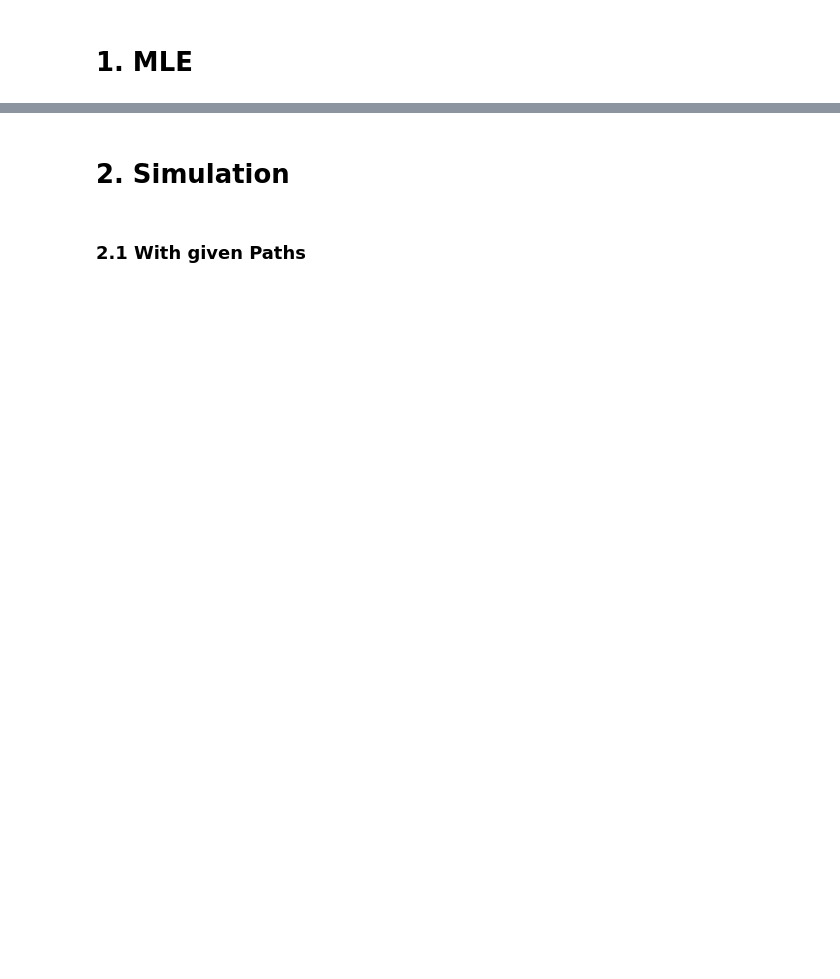
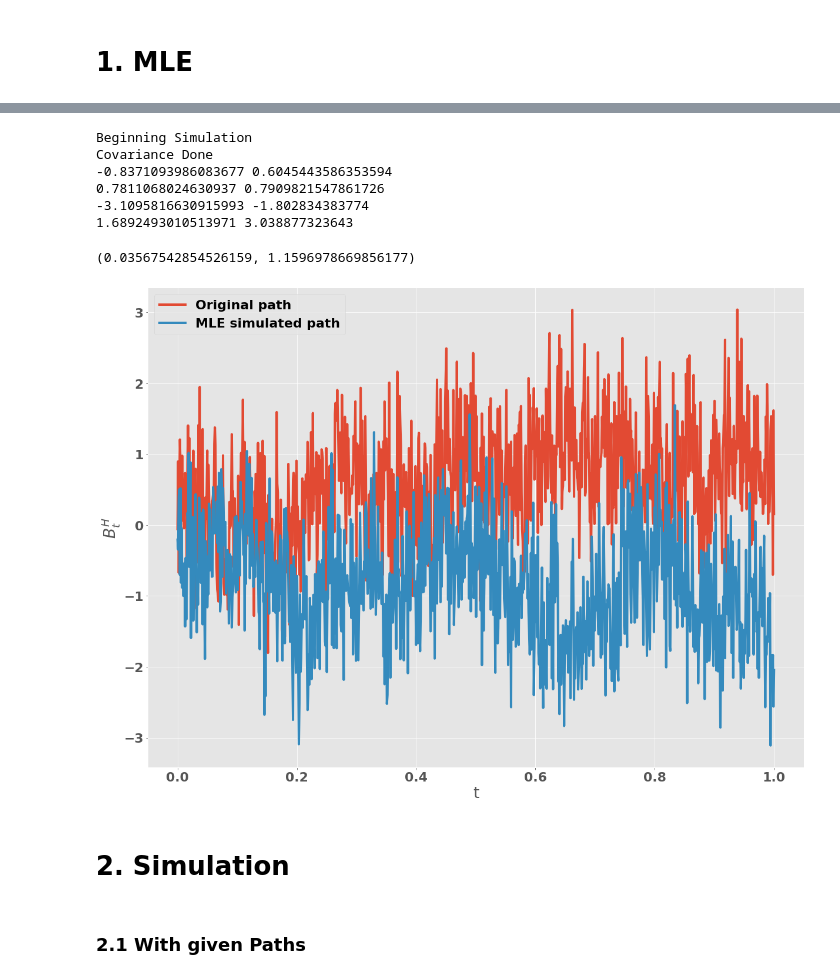
Before and after one commit to Jamjam1729/Dissertation, a Jupyter notebook: Dissertation.ipynb, the cells around one changed output, grey strips where cells are left out. Cells and saved outputs as stored; diff of their text form; code cells hidden in the pictures; blank space fills up the shorter version.

```diff
--- a/Dissertation.ipynb
+++ b/Dissertation.ipynb
@@ -219,15 +295,22 @@ test_simulation()
 # 1. MLE
 # %%
 def obj(H, x):
+    #Objective Function for maximising MLE
+
     n_steps = x.shape[0]
     R = get_covariance_matrix(n_steps, H)
 
     determinant = np.linalg.slogdet(R)[1]
     R_inv = np.linalg.inv(R)
 
-    return determinant  + n_steps * np.log(1 / n_steps * np.dot(x.T, np.dot(R_inv, x)))
+    return determinant  + n_steps * \
+        np.log(1 / n_steps * np.dot(x.T, np.dot(R_inv, x)))
 
 def max_MLE(x, T, scalar = None):
+
+    #Given a path x over an interval T, obtain MLE H and
+    #scalar. If scalar is known, it can be passed as an
+    #input
 
     #Add x_0 value if it is missing
     if x[0,] != 0:
@@ -239,9 +322,12 @@ def max_MLE(x, T, scalar = None):
     #initial_guess = H_estimator(x, T)
     initial_guess = 0.5
 
-    #Convergence issues noticed around H = 0.95, setting a bound of 0.94
-    #Set lower bound of floating epsilon to stop H hitting exactly 0, which will cause LLF errors
-    H = minimize(obj, initial_guess, args = (diffs), bounds = [(np.finfo(float).eps, 0.95)], method = "Powell", tol = 1e-10)
+    #Convergence issues noticed around H = 0.95, setting a
+    #bound of 0.94 Set lower bound of floating epsilon to
+    #stop H hitting exactly 0, which will cause LLF errors
+    H = minimize(obj, initial_guess, args = (diffs),
+                  bounds = [(np.finfo(float).eps, 0.95)],
+                    method = "Powell", tol = 1e-10)
 
     if H.success:
         H_hat = H.x[0]
@@ -249,7 +335,8 @@ def max_MLE(x, T, scalar = None):
         if scalar is None:
             scalar = (T / n_steps) ** (2 * H_hat)
             R_inv = np.linalg.inv(R)
-            sigma_hat = np.sqrt(1 / (n_steps * scalar) * np.dot(diffs.T, np.dot(R_inv, diffs)))
+            sigma_hat = np.sqrt(1 / (n_steps * scalar) \
+                * np.dot(diffs.T, np.dot(R_inv, diffs)))
         else:
             sigma_hat = scalar
         return H_hat, sigma_hat
@@ -289,24 +388,39 @@ test_MLE(1)
 # %%
 def test_path():
 
-    #sample_fbm = np.loadtxt('/Users/james.male/Dissertation/fBMPath2.txt')
-    sample_fbm = np.loadtxt('C:\\Users\\jamma\Masters\\Dissertation\\fBMPath2.txt')
+    sample_fbm = np.loadtxt(
+    'C:\\Users\\jamma\Masters\\Dissertation\\fBMPath2.txt'
+    )
     res = max_MLE(sample_fbm, 1)
 
-    comparison = res[1] * simulate_bm_fbm(1, 1024, 1, res[0])[1]
+    comparison = res[1] * \
+        simulate_bm_fbm(1, 1024, 1, res[0])[1]
 
-    plt.plot(np.linspace(0, 1, 1024), sample_fbm, label = 'Original path')
-    plt.plot(np.linspace(0, 1, 1024), comparison[0, 1:], label = 'MLE simulated path')
+    plt.plot(np.linspace(0, 1, 1024),
+        sample_fbm, label = 'Original path')
+    plt.plot(np.linspace(0, 1, 1024),
+        comparison[0, 1:], label = 'MLE simulated path')
+    plt.xlabel("t")
+    plt.ylabel("$B_t^H$")
     plt.legend()
 
-    print (np.mean(comparison[0, 1:]), np.mean(sample_fbm))
+    print(np.mean(comparison[0, 1:]), np.mean(sample_fbm))
     print(np.std(comparison[0, 1:]),  np.std(sample_fbm))
     print(np.min(comparison[0, 1:]),  np.min(sample_fbm))
     print(np.max(comparison[0, 1:]),  np.max(sample_fbm))
 
     return (res)
 
 test_path()
+# %% [output]
+Beginning Simulation
+Covariance Done
+-0.8371093986083677 0.6045443586353594
+0.7811068024630937 0.7909821547861726
+-3.1095816630915993 -1.802834383774
+1.6892493010513971 3.038877323643
+(0.03567542854526159, 1.1596978669856177)
+[figure, added]
 # %% [markdown]
 # 2. Simulation
 # %% [markdown]
```
Also changed, not shown: parts of 48 cells of this notebook, 7 other files.
